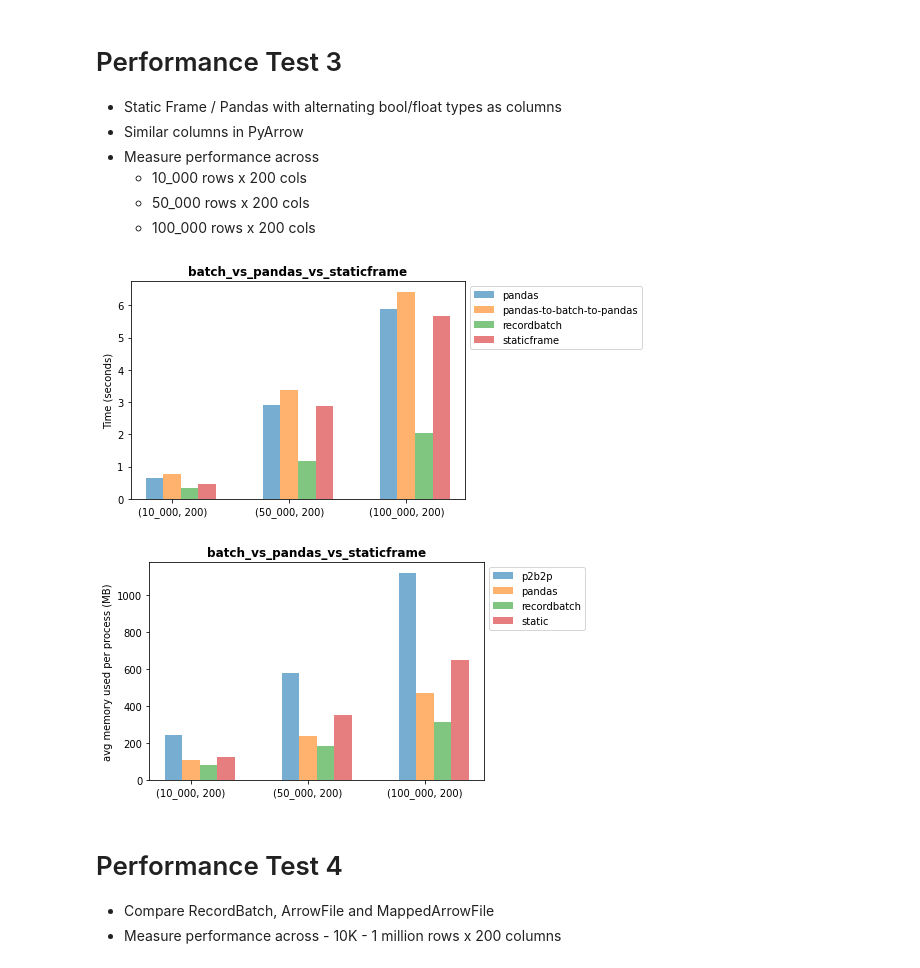
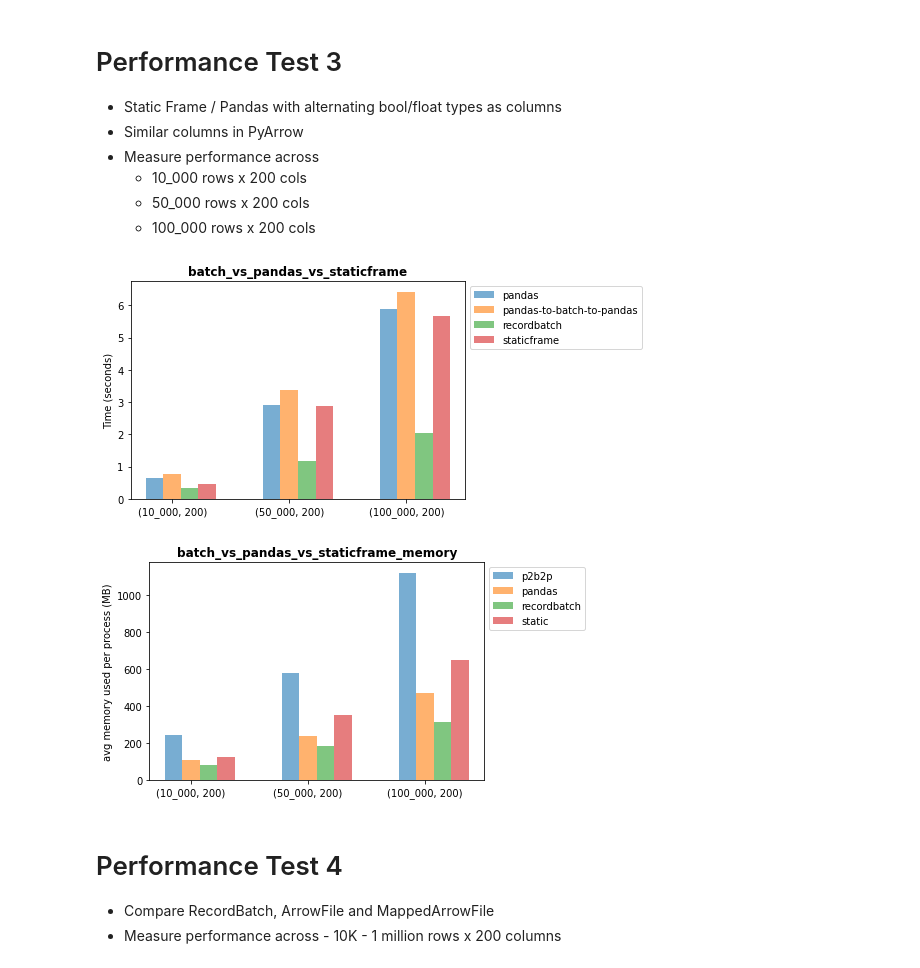
Before and after one commit to gdevanla/learn-pyarrow, a Jupyter notebook: arrow-3.ipynb, the cells around one changed output. Drawn from its saved outputs; the diff is of its cells as text; code cells hidden in the pictures.

```diff
--- a/arrow-3.ipynb
+++ b/arrow-3.ipynb
@@ -400,10 +406,10 @@ plot_test('memory_test2.txt', 'batch_vs_numpy_with_python_objects', 'size', 'avg
     -  100_000 rows x 200 cols
 # %%
 plot_test('test3.txt', 'batch_vs_pandas_vs_staticframe', 'duration', 'Time (seconds)')
-plot_test('memory_test3.txt', 'batch_vs_pandas_vs_staticframe', 'size', 'avg memory used per process (MB)')
+plot_test('memory_test3.txt', 'batch_vs_pandas_vs_staticframe_memory', 'size', 'avg memory used per process (MB)')
 # %% [output]
 [figure]
-[figure, old version]
+[figure, new version]
 # %% [markdown]
 # Performance Test 4
 
```
Also changed, not shown: parts of 16 cells of this notebook.
